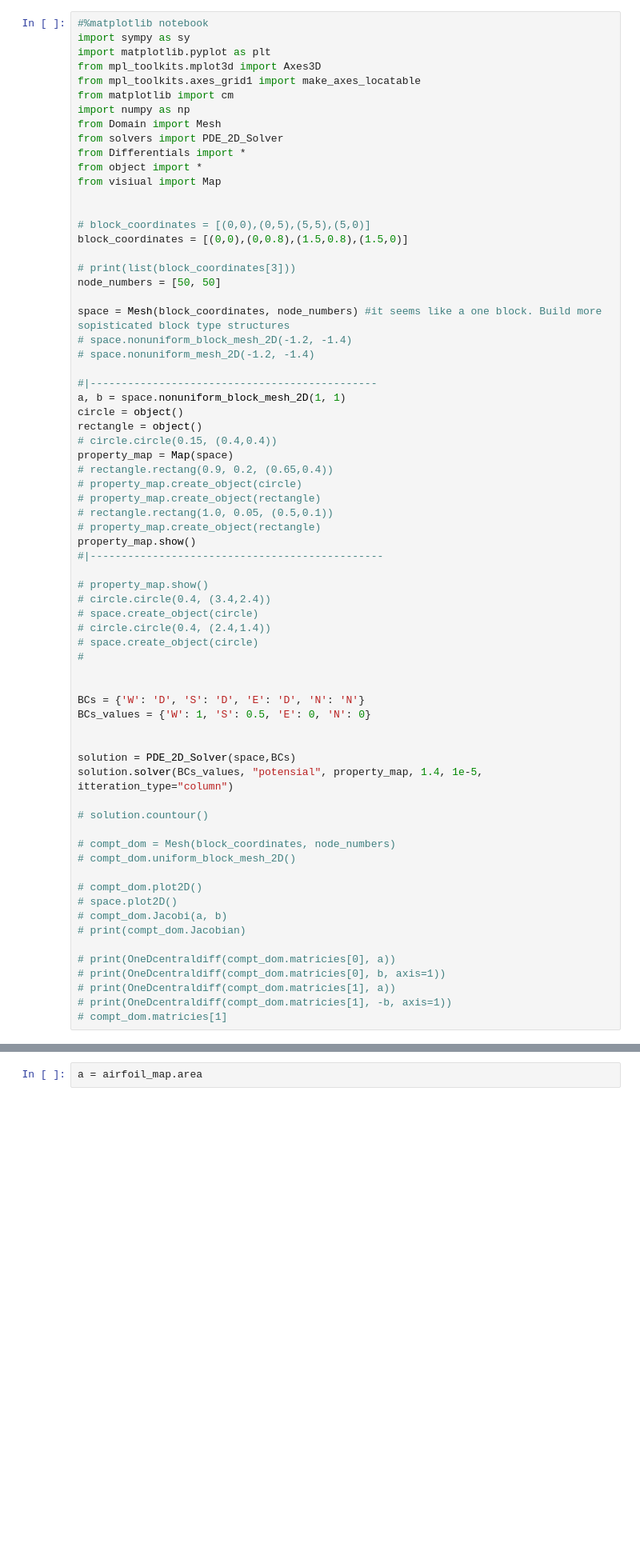
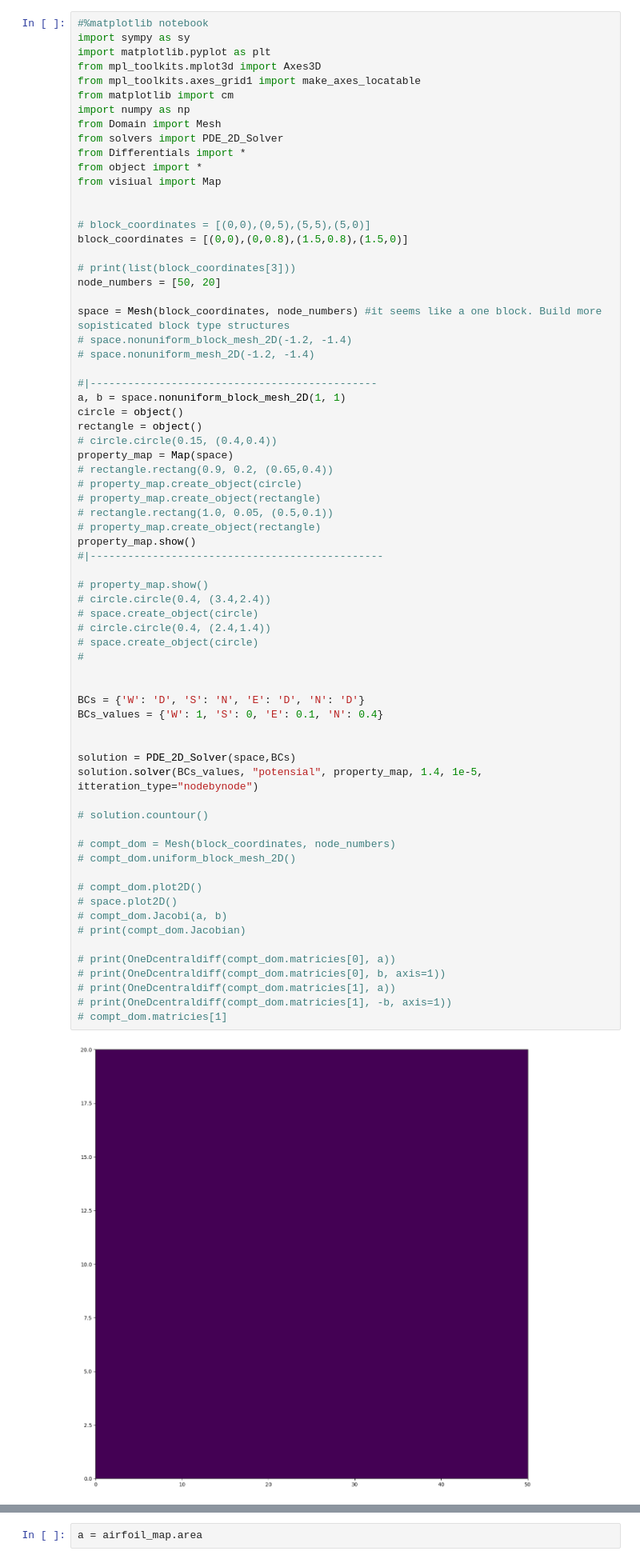
Before and after one commit to MehmetHakanSari/PotentialSolver, a Jupyter notebook: trials.ipynb, the cells around one changed output, grey strips where cells are left out. Shown: that part at 80% size. Saved outputs shown, nothing was run; the diff lists cells and outputs as text; blank space fills up the shorter version.

```diff
--- a/trials.ipynb
+++ b/trials.ipynb
@@ -17,7 +17,7 @@ from visiual import Map
 block_coordinates = [(0,0),(0,0.8),(1.5,0.8),(1.5,0)]
 
 # print(list(block_coordinates[3]))
-node_numbers = [50, 50]
+node_numbers = [50, 20]
 
 space = Mesh(block_coordinates, node_numbers) #it seems like a one block. Build more sopisticated block type structures
 # space.nonuniform_block_mesh_2D(-1.2, -1.4)
@@ -37,33 +37,35 @@ property_map = Map(space)
 property_map.show()
 #|-----------------------------------------------
 
 # property_map.show()
 # circle.circle(0.4, (3.4,2.4))
 # space.create_object(circle)
 # circle.circle(0.4, (2.4,1.4))
 # space.create_object(circle)
 #
 
 
-BCs = {'W': 'D', 'S': 'D', 'E': 'D', 'N': 'N'}
-BCs_values = {'W': 1, 'S': 0.5, 'E': 0, 'N': 0}
+BCs = {'W': 'D', 'S': 'N', 'E': 'D', 'N': 'D'}
+BCs_values = {'W': 1, 'S': 0, 'E': 0.1, 'N': 0.4}
 
 
 solution = PDE_2D_Solver(space,BCs)
-solution.solver(BCs_values, "potensial", property_map, 1.4, 1e-5, itteration_type="column")
+solution.solver(BCs_values, "potensial", property_map, 1.4, 1e-5, itteration_type="nodebynode")
 
 # solution.countour()
 
 # compt_dom = Mesh(block_coordinates, node_numbers)
 # compt_dom.uniform_block_mesh_2D()
 
 # compt_dom.plot2D()
 # space.plot2D()
 # compt_dom.Jacobi(a, b)
 # print(compt_dom.Jacobian)
 
 # print(OneDcentraldiff(compt_dom.matricies[0], a))
 # print(OneDcentraldiff(compt_dom.matricies[0], b, axis=1))
 # print(OneDcentraldiff(compt_dom.matricies[1], a))
 # print(OneDcentraldiff(compt_dom.matricies[1], -b, axis=1))
 # compt_dom.matricies[1]
+# %% [output]
+[figure, added]
```
Also changed, not shown: parts of 3 cells of this notebook, 3 other files.
